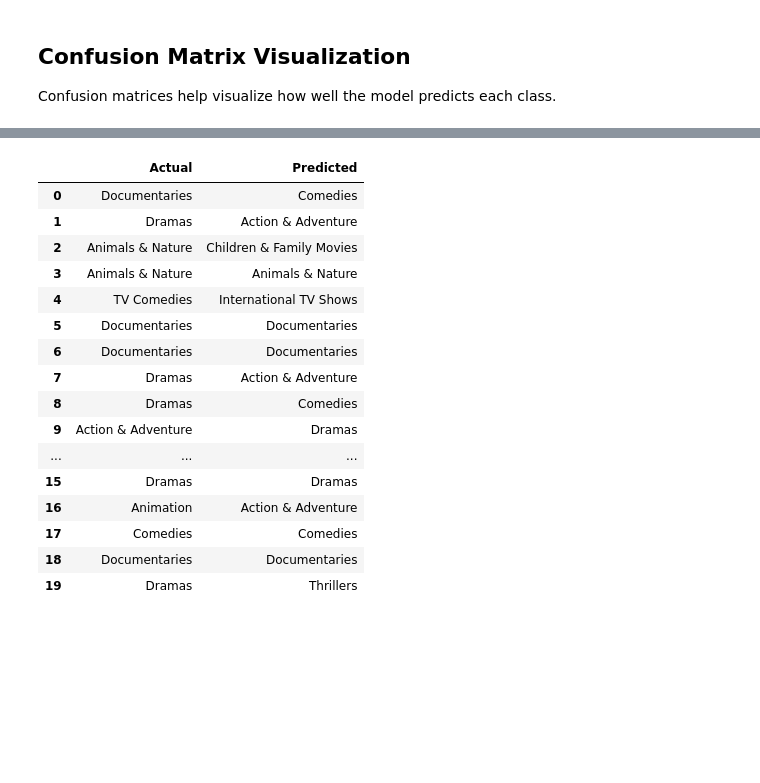
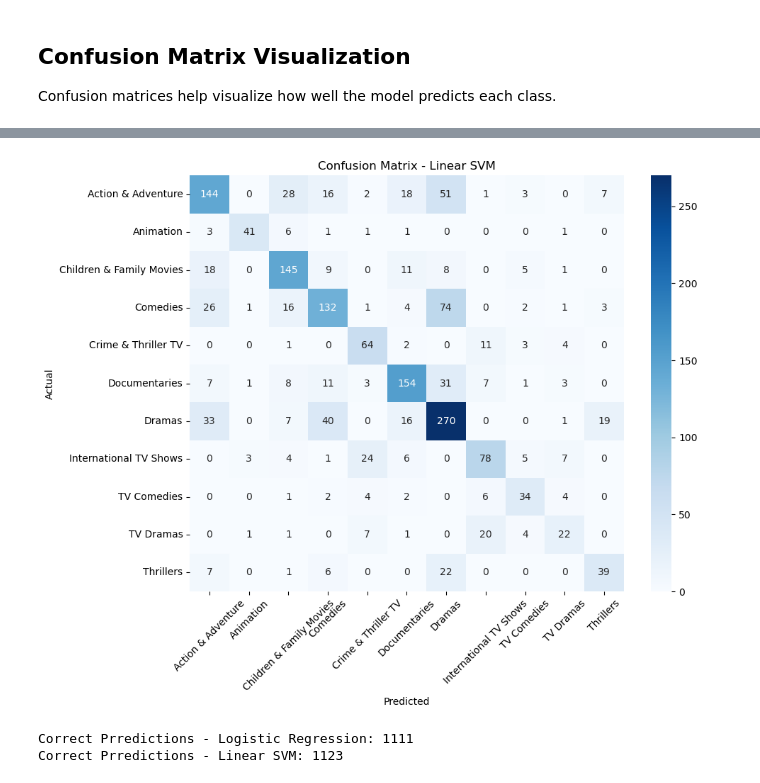
Before and after one commit to CharanTejaK1/tv-show-ml-project, a Jupyter notebook: notebooks/tv_show_analysis.ipynb, the cells around one changed output, grey strips where cells are left out. Drawn from its saved outputs; the diff is of its cells as text; code cells hidden in the pictures; blank space fills up the shorter version.

```diff
--- a/notebooks/tv_show_analysis.ipynb
+++ b/notebooks/tv_show_analysis.ipynb
@@ -362,0 +377,4 @@ plt.show()
+# %%
+visualization.plot_confusion_matrix(y_test,y_pred_svm,title="Confusion Matrix - Linear SVM")
+# %% [output]
+[figure, added]
@@ -363,28 +385,14 @@ plt.show()
 # %%
+right_predictions_lr = results_lr[
+    results_lr["Actual"] == results_lr["Predicted"]
+]
 
-y_pred = svm_model.predict(X_test)
+right_predictions_svm = results_svm[
+    results_svm["Actual"] == results_svm["Predicted"]
+]
 
-results_df = pd.DataFrame({
-    "Actual": y_test.values,
-    "Predicted": y_pred
-})
-
-results_df.head(20)
+print("Correct Prredictions - Logistic Regression:",len(right_predictions_lr))
+print("Correct Prredictions - Linear SVM:",len(right_predictions_svm))
 # %% [output]
-|  | Actual | Predicted |
-| 0 | Documentaries | Comedies |
-| 1 | Dramas | Action & Adventure |
-| 2 | Animals & Nature | Children & Family Movies |
-| 3 | Animals & Nature | Animals & Nature |
-| 4 | TV Comedies | International TV Shows |
-| 5 | Documentaries | Documentaries |
-| 6 | Documentaries | Documentaries |
-| 7 | Dramas | Action & Adventure |
-| 8 | Dramas | Comedies |
-| 9 | Action & Adventure | Dramas |
-| ... | ... | ... |
-| 15 | Dramas | Dramas |
-| 16 | Animation | Action & Adventure |
-| 17 | Comedies | Comedies |
-| 18 | Documentaries | Documentaries |
-| 19 | Dramas | Thrillers |
+Correct Prredictions - Logistic Regression: 1111
+Correct Prredictions - Linear SVM: 1123
```
Also changed, not shown: parts of 28 cells of this notebook, 4 other files.
